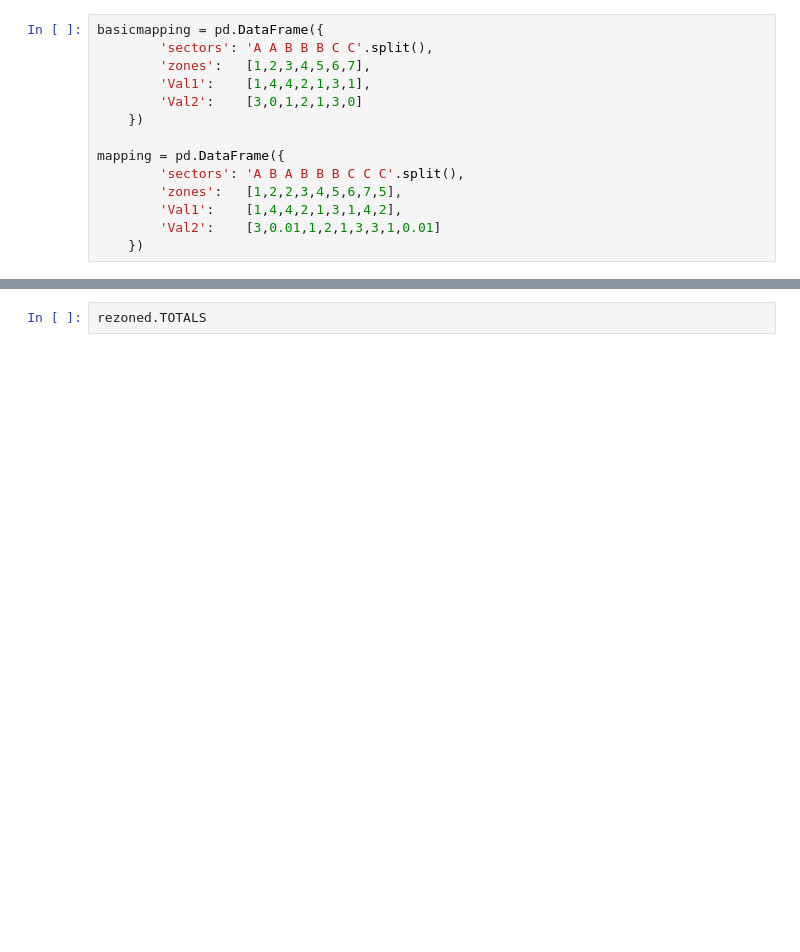
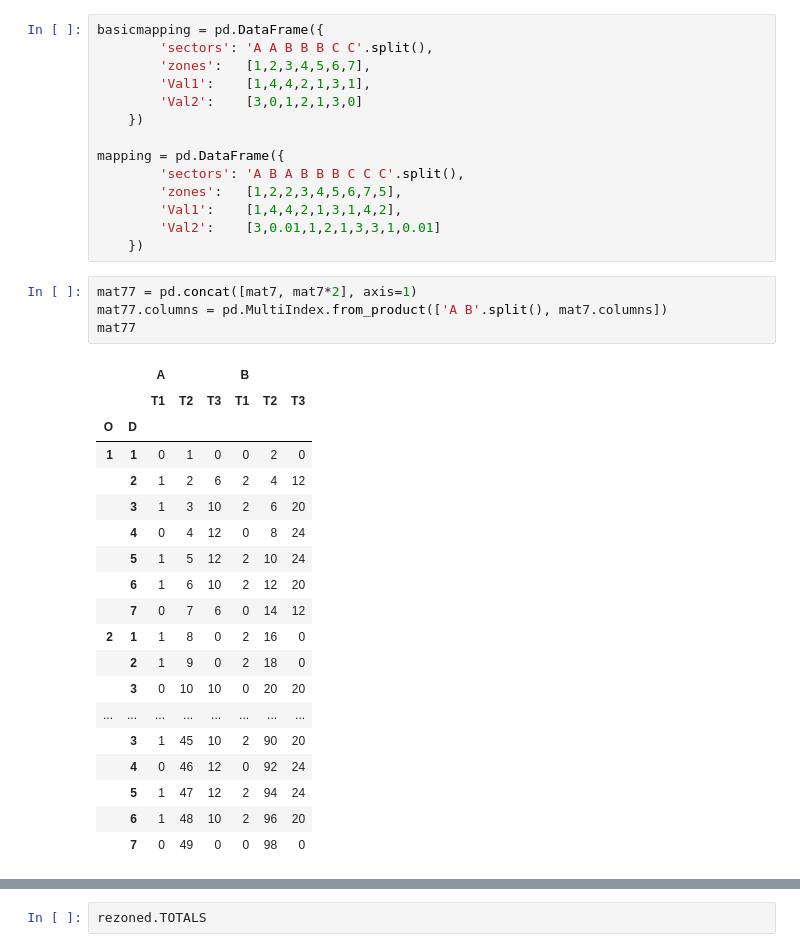
Before and after one commit to jabellcu/TPlanning_matrices, a Jupyter notebook: MatrixExamples.ipynb, the cells around one changed output, grey strips where cells are left out. Saved outputs shown, nothing was run; the diff lists cells and outputs as text; blank space fills up the shorter version.

```diff
--- a/MatrixExamples.ipynb
+++ b/MatrixExamples.ipynb
@@ -170,6 +170,30 @@ mapping = pd.DataFrame({
         'Val1':    [1,4,4,2,1,3,1,4,2],
         'Val2':    [3,0.01,1,2,1,3,3,1,0.01]
     })
+# %%
+mat77 = pd.concat([mat7, mat7*2], axis=1)
+mat77.columns = pd.MultiIndex.from_product(['A B'.split(), mat7.columns])
+mat77
+# %% [output]
+|  |  | A |  |  | B |  |  |
+|  |  | T1 | T2 | T3 | T1 | T2 | T3 |
+| O | D |  |  |  |  |  |  |
+| 1 | 1 | 0 | 1 | 0 | 0 | 2 | 0 |
+|  | 2 | 1 | 2 | 6 | 2 | 4 | 12 |
+|  | 3 | 1 | 3 | 10 | 2 | 6 | 20 |
+|  | 4 | 0 | 4 | 12 | 0 | 8 | 24 |
+|  | 5 | 1 | 5 | 12 | 2 | 10 | 24 |
+|  | 6 | 1 | 6 | 10 | 2 | 12 | 20 |
+|  | 7 | 0 | 7 | 6 | 0 | 14 | 12 |
+| 2 | 1 | 1 | 8 | 0 | 2 | 16 | 0 |
+|  | 2 | 1 | 9 | 0 | 2 | 18 | 0 |
+|  | 3 | 0 | 10 | 10 | 0 | 20 | 20 |
+| ... | ... | ... | ... | ... | ... | ... | ... |
+|  | 3 | 1 | 45 | 10 | 2 | 90 | 20 |
+|  | 4 | 0 | 46 | 12 | 0 | 92 | 24 |
+|  | 5 | 1 | 47 | 12 | 2 | 94 | 24 |
+|  | 6 | 1 | 48 | 10 | 2 | 96 | 20 |
+|  | 7 | 0 | 49 | 0 | 0 | 98 | 0 |
 # %%
 mat7.rezone(basicmapping, ['zones', 'sectors'])
 # %% [output]
```
Also changed, not shown: parts of 6 cells of this notebook, 1 other file.
